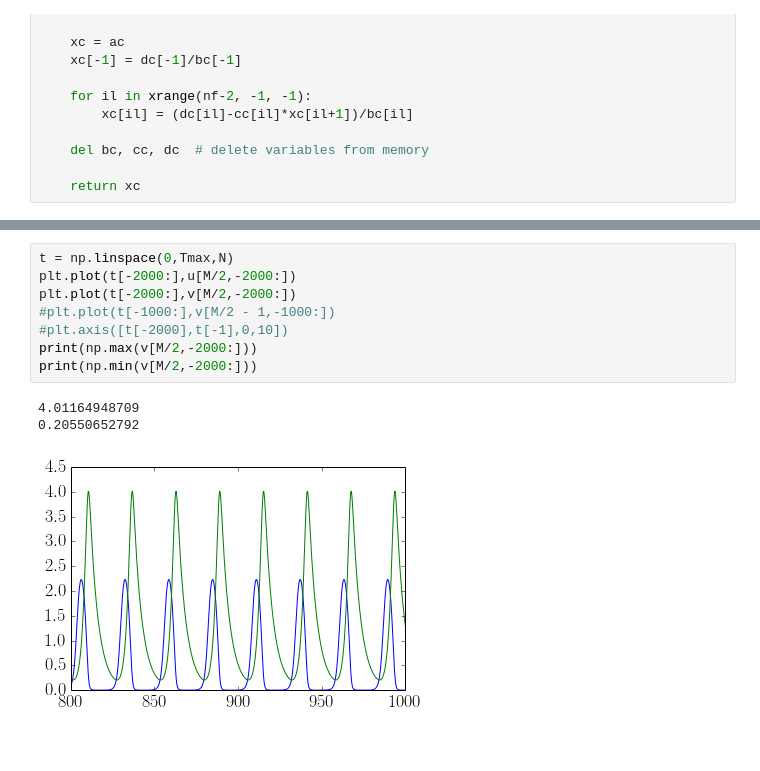
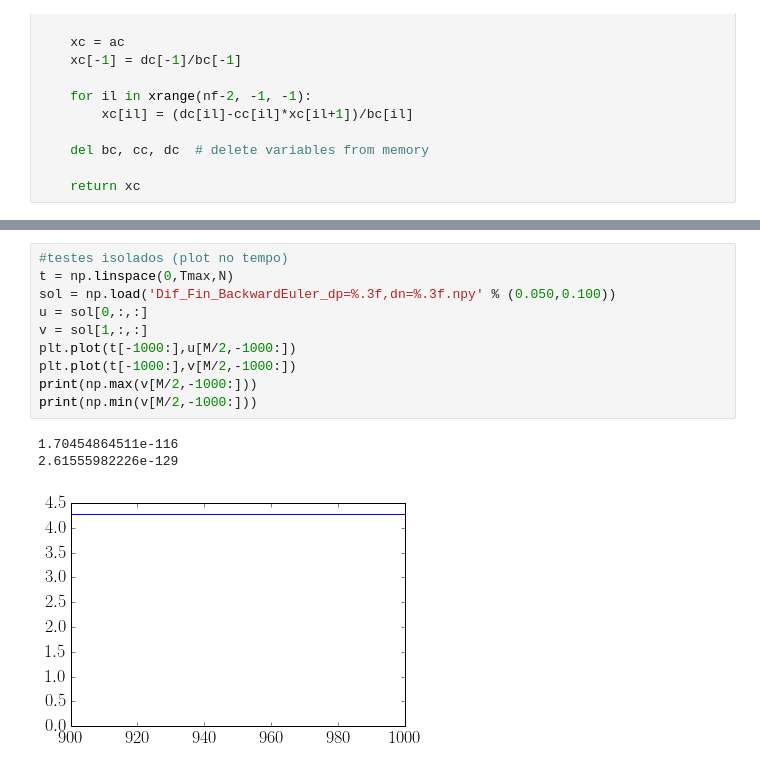
Before and after one commit to reand705/reac_diff, a Jupyter notebook: Dif_Fin_BackwardEuler.ipynb, the cells around one changed output, grey strips where cells are left out. Saved outputs shown, nothing was run; the diff lists cells and outputs as text.

```diff
--- a/Dif_Fin_BackwardEuler.ipynb
+++ b/Dif_Fin_BackwardEuler.ipynb
@@ -157,12 +163,14 @@ plt.plot(np.linspace(0,L,M+1),v[:,-1])
 # %%
+#testes isolados (plot no tempo)
 t = np.linspace(0,Tmax,N)
-plt.plot(t[-2000:],u[M/2,-2000:])
-plt.plot(t[-2000:],v[M/2,-2000:])
-#plt.plot(t[-1000:],v[M/2 - 1,-1000:])
-#plt.axis([t[-2000],t[-1],0,10])
-print(np.max(v[M/2,-2000:]))
-print(np.min(v[M/2,-2000:]))
+sol = np.load('Dif_Fin_BackwardEuler_dp=%.3f,dn=%.3f.npy' % (0.050,0.100))
+u = sol[0,:,:]
+v = sol[1,:,:]
+plt.plot(t[-1000:],u[M/2,-1000:])
+plt.plot(t[-1000:],v[M/2,-1000:])
+print(np.max(v[M/2,-1000:]))
+print(np.min(v[M/2,-1000:]))
 # %% [output]
-4.01164948709
-0.20550652792
+1.70454864511e-116
+2.61555982226e-129
-[figure, old version]
+[figure, new version]
```
Also changed, not shown: parts of 7 cells of this notebook, 1 other file.
